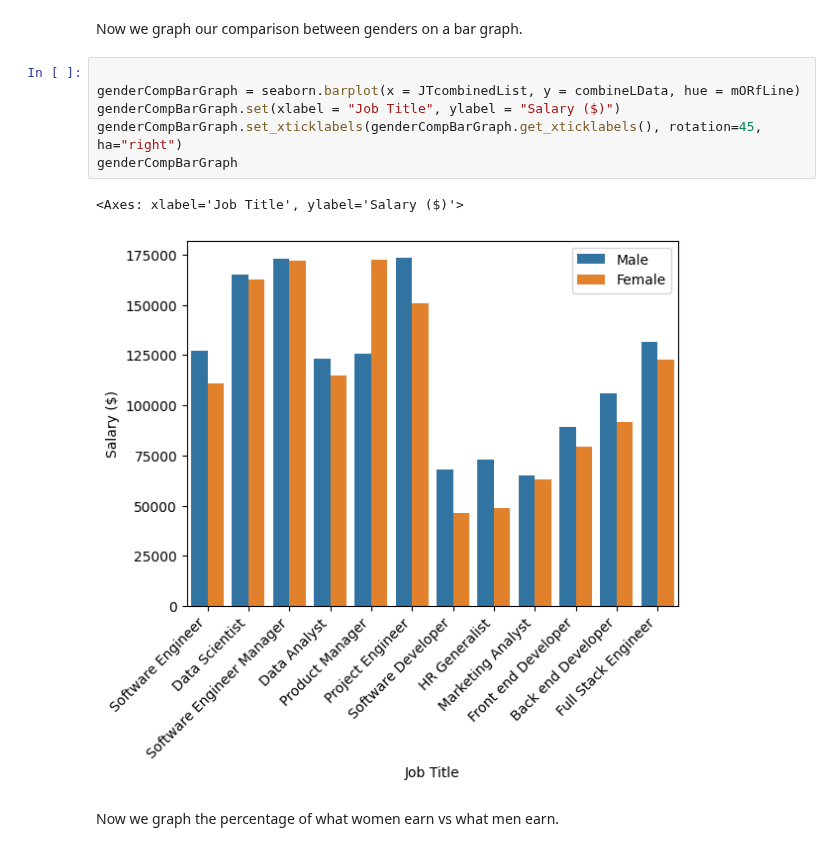
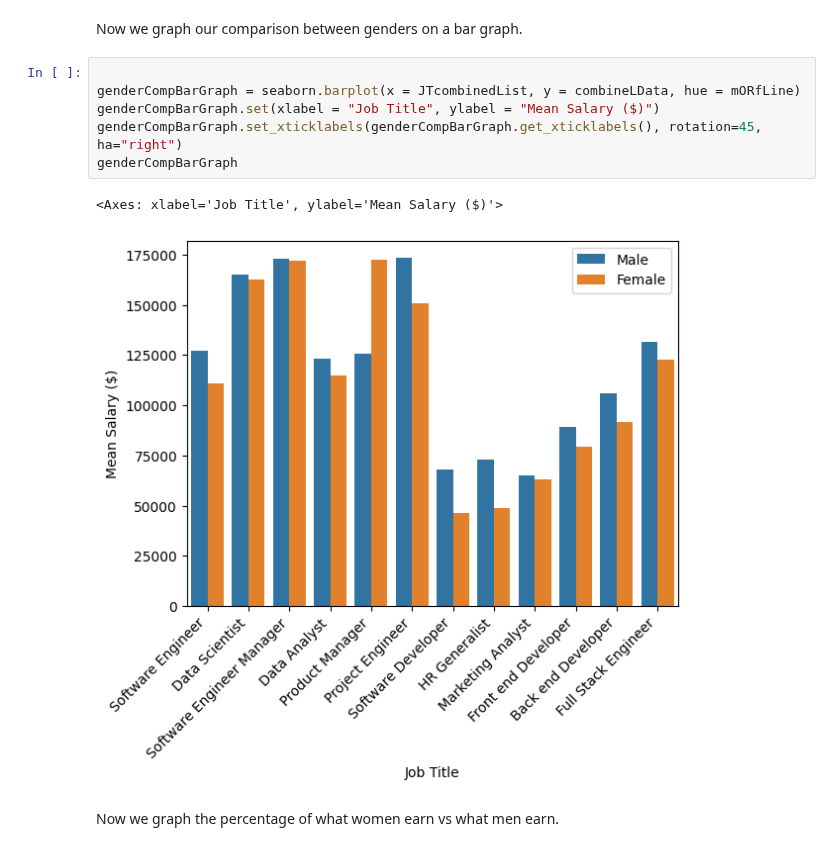
Before and after one commit to AbhijayPaul/HackTheHood-Final, a Jupyter notebook: HtHFinal.ipynb, the cells around one changed output. Drawn from its saved outputs; the diff is of its cells as text.

```diff
--- a/HtHFinal.ipynb
+++ b/HtHFinal.ipynb
@@ -513,12 +513,12 @@ Now we graph our comparison between genders on a bar graph.
 # %%
 
 genderCompBarGraph = seaborn.barplot(x = JTcombinedList, y = combineLData, hue = mORfLine)
-genderCompBarGraph.set(xlabel = "Job Title", ylabel = "Salary ($)")
+genderCompBarGraph.set(xlabel = "Job Title", ylabel = "Mean Salary ($)")
 genderCompBarGraph.set_xticklabels(genderCompBarGraph.get_xticklabels(), rotation=45, ha="right")
 genderCompBarGraph
 # %% [output]
-<Axes: xlabel='Job Title', ylabel='Salary ($)'>
+<Axes: xlabel='Job Title', ylabel='Mean Salary ($)'>
-[figure, old version]
+[figure, new version]
 # %% [markdown]
 Now we graph the percentage of what women earn vs what men earn.
 # %%
```
Also changed, not shown: parts of 19 cells of this notebook.
